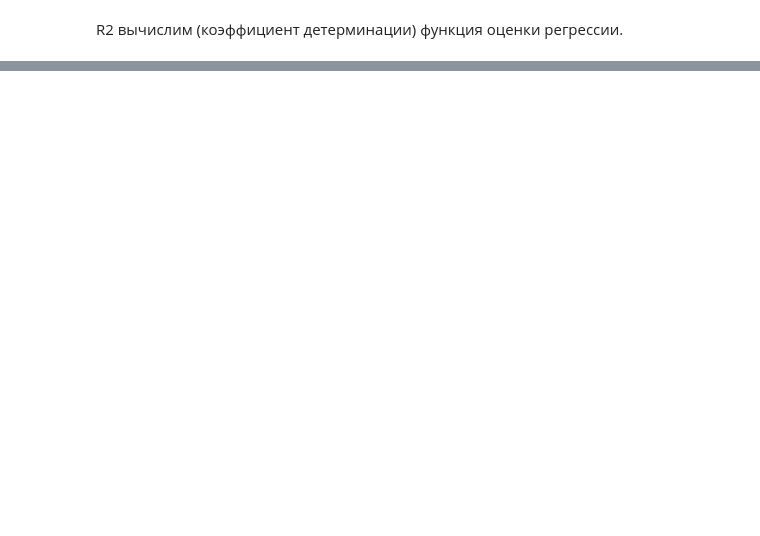
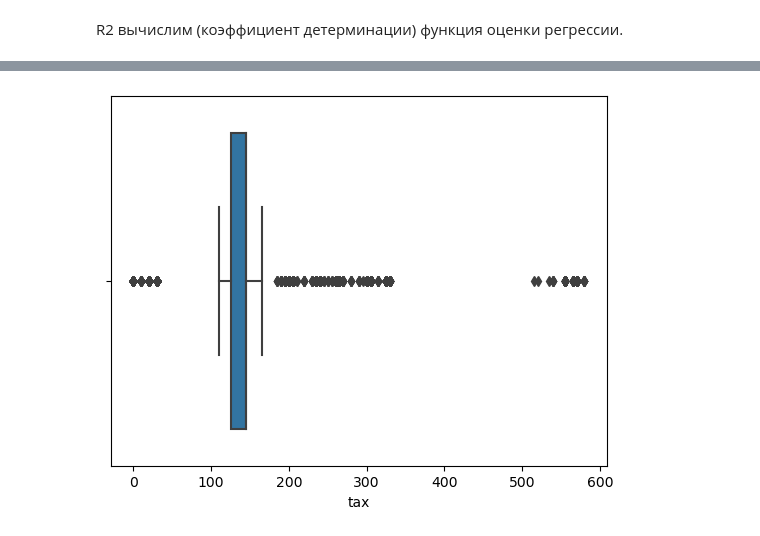
Before and after one commit to KseniaKarandeeva/Data_science_course, a Jupyter notebook: 10_homework.ipynb, the cells around one changed output, grey strips where cells are left out. Cells and saved outputs as stored; diff of their text form; code cells hidden in the pictures; blank space fills up the shorter version.

```diff
--- a/10_homework.ipynb
+++ b/10_homework.ipynb
@@ -358,0 +508,6 @@ r2_4
+# %%
+all_data = all_data[all_data['price'] < 145000]
+# %%
+box1 = sns.boxplot(x = 'tax', data = all_data)
+# %% [output]
+[figure, added]
```
Also changed, not shown: parts of 84 cells of this notebook.
